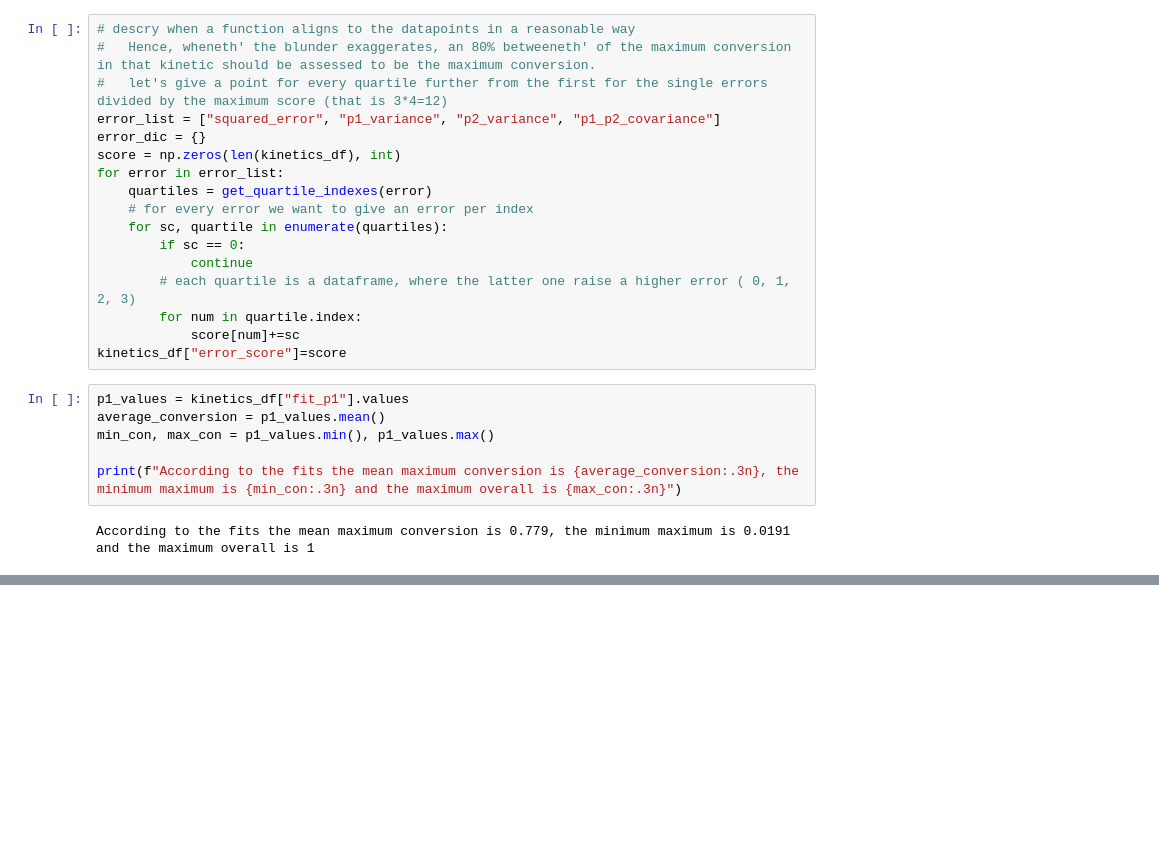
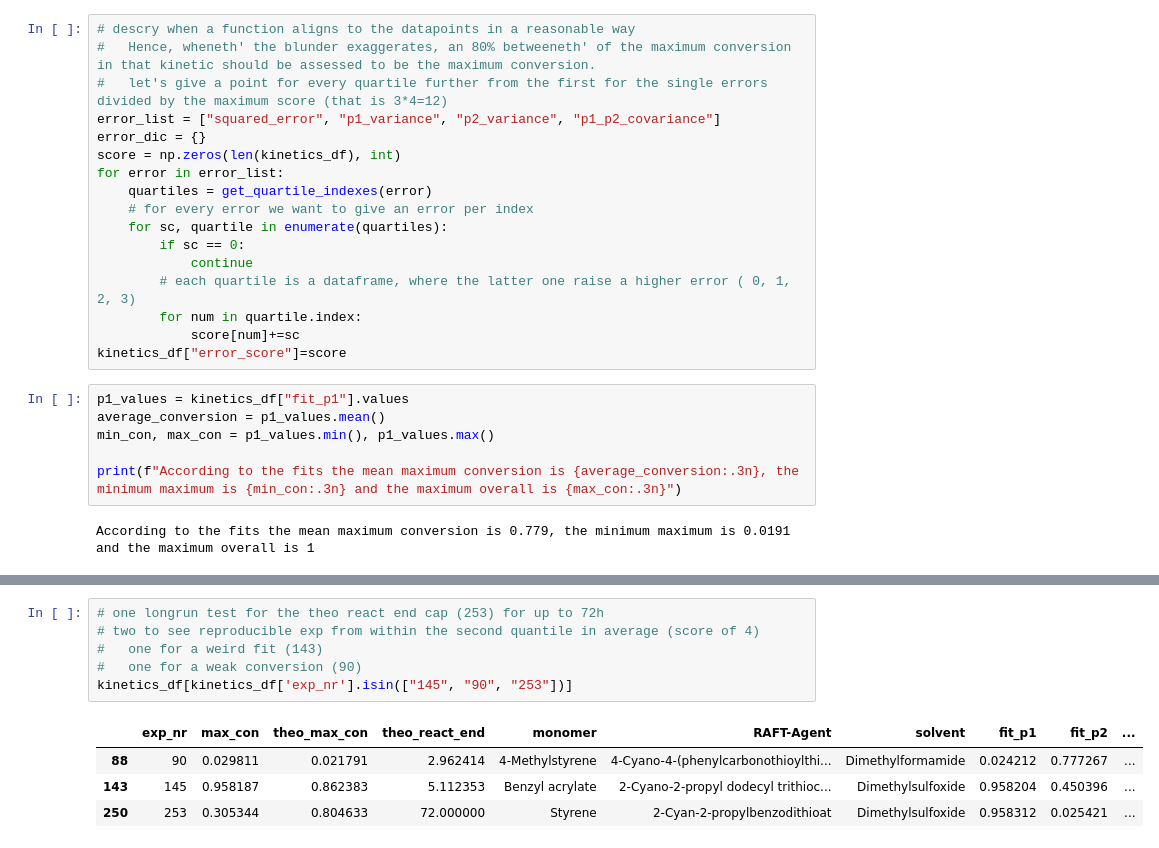
Before and after one commit to Bizbalt/RAFT-knowledgebase, a Jupyter notebook: sort_RAFT_table/dataset_analysis.ipynb, the cells around one changed output, grey strips where cells are left out. Cells and saved outputs as stored; diff of their text form; blank space fills up the shorter version.

Commit message:
:test_tube: sending "145", "90", (mini-kin)"253" as test points to MR

```diff
--- a/sort_RAFT_table/dataset_analysis.ipynb
+++ b/sort_RAFT_table/dataset_analysis.ipynb
@@ -558,0 +535,11 @@ sRt.df
+# %%
+# one longrun test for the theo react end cap (253) for up to 72h
+# two to see reproducible exp from within the second quantile in average (score of 4)
+#   one for a weird fit (143)
+#   one for a weak conversion (90)
+kinetics_df[kinetics_df['exp_nr'].isin(["145", "90", "253"])]
+# %% [output]
+|  | exp_nr | max_con | theo_max_con | theo_react_end | monomer | RAFT-Agent | solvent | fit_p1 | fit_p2 | ... |
+| 88 | 90 | 0.029811 | 0.021791 | 2.962414 | 4-Methylstyrene | 4-Cyano-4-(phenylcarbonothioylthi... | Dimethylformamide | 0.024212 | 0.777267 | ... |
+| 143 | 145 | 0.958187 | 0.862383 | 5.112353 | Benzyl acrylate | 2-Cyano-2-propyl dodecyl trithioc... | Dimethylsulfoxide | 0.958204 | 0.450396 | ... |
+| 250 | 253 | 0.305344 | 0.804633 | 72.000000 | Styrene | 2-Cyan-2-propylbenzodithioat | Dimethylsulfoxide | 0.958312 | 0.025421 | ... |
```
Also changed, not shown: parts of 7 cells of this notebook.
